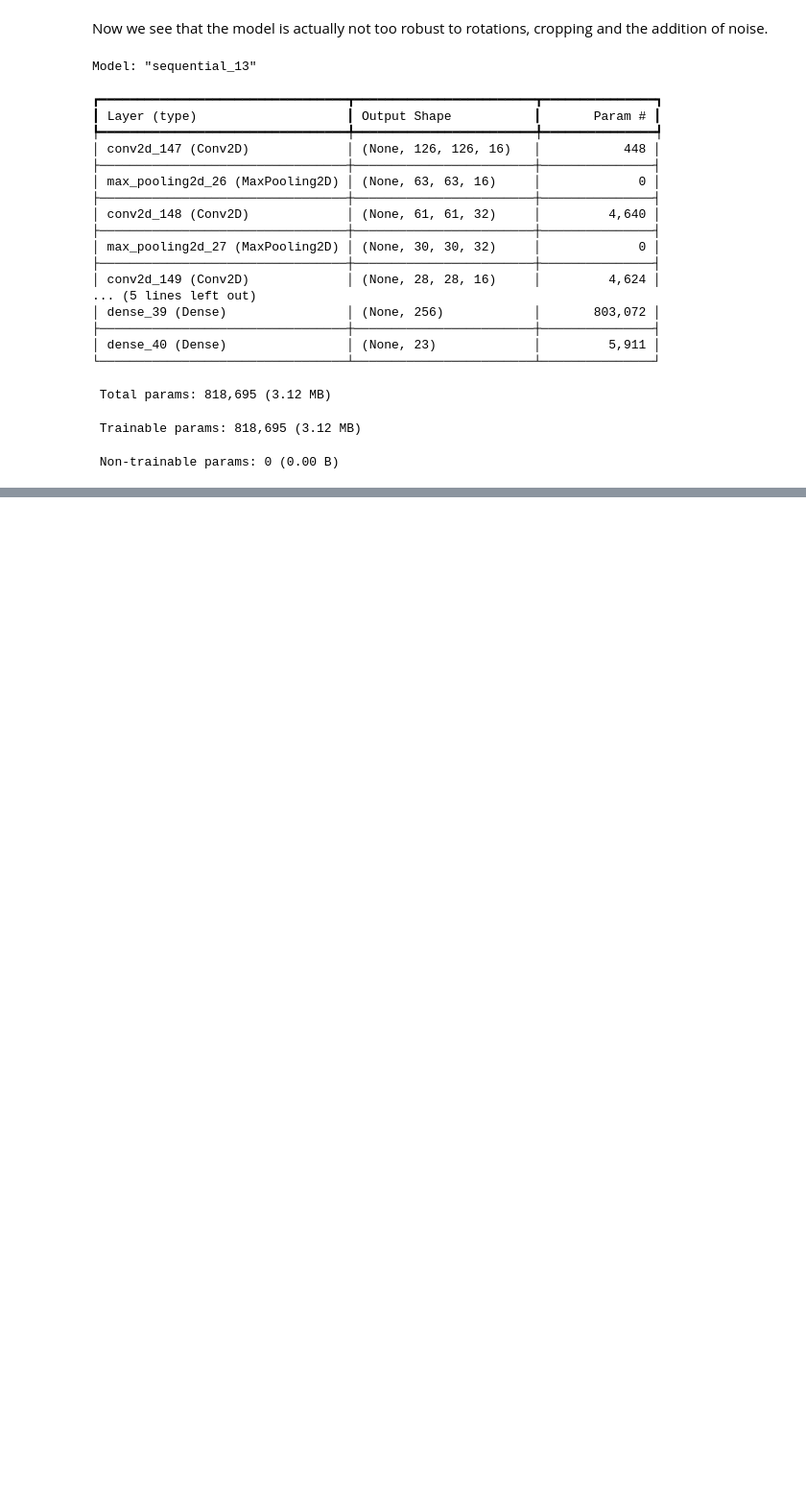
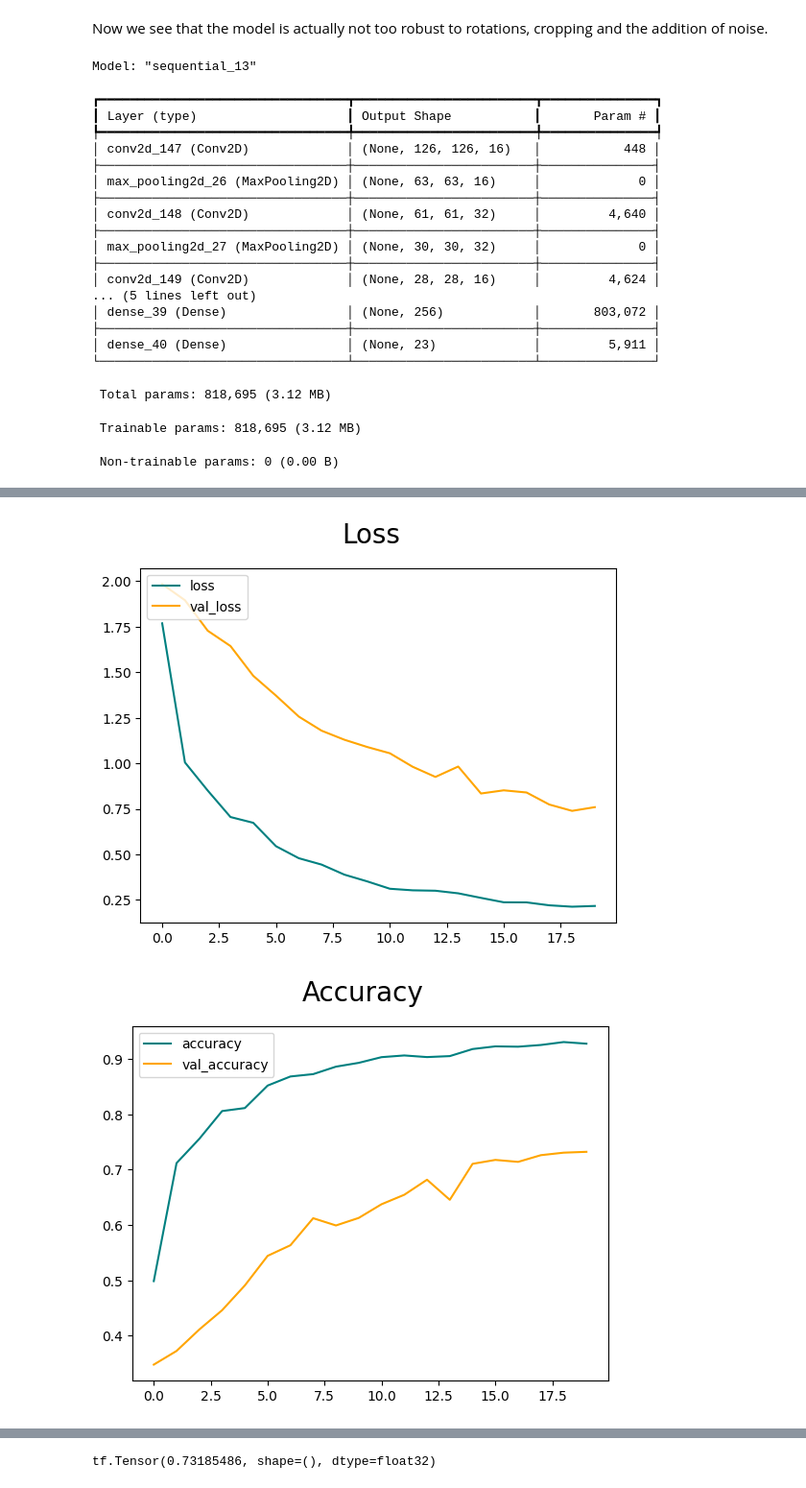
Before and after one commit to mariooohzc/ConvolutionNeuralNetworkImageClassificationProject, a Jupyter notebook: experimental/filetest.ipynb, the cells around one changed output, grey strips where cells are left out. Shown at 96% size. Saved outputs shown, nothing was run; the diff lists cells and outputs as text; code cells hidden in the pictures; blank space fills up the shorter version.

Commit message:
Lastest changes to model

```diff
--- a/experimental/filetest.ipynb
+++ b/experimental/filetest.ipynb
@@ -479,14 +508,31 @@ Epoch 10/10
 # %%
 fig = plt.figure()
 plt.plot(hist_augmented.history['loss'], color='teal', label='loss')
 plt.plot(hist_augmented.history['val_loss'], color='orange', label='val_loss')
 fig.suptitle('Loss', fontsize=20)
 plt.legend(loc="upper left")
 plt.show()
 
 fig = plt.figure()
 plt.plot(hist_augmented.history['accuracy'], color='teal', label='accuracy')
 plt.plot(hist_augmented.history['val_accuracy'], color='orange', label='val_accuracy')
 fig.suptitle('Accuracy', fontsize=20)
 plt.legend(loc="upper left")
 plt.show()
+
+pre=Precision()
+rec=Recall()
+acc=Accuracy()
+
+reconstructed_augmented_model=keras.models.load_model("../experimental/models/augmented_model.keras")
+
+for batch in augmented_test.as_numpy_iterator():
+    x,y=batch
+    predicted=reconstructed_augmented_model.predict(x)
+    yhat=np.argmax(predicted, axis=1)
+    acc.update_state(y, yhat)
+    rec.update_state(y, yhat)
+    pre.update_state(y, yhat)
+# %% [output]
+[figure, added]
+[figure, added]
@@ -493,3 +556,7 @@ plt.show()
+# %%
+print(acc.result())
+# %% [output]
+tf.Tensor(0.73185486, shape=(), dtype=float32)
 # %%
 from tensorflow.keras.applications import ResNet50
 from tensorflow.keras.layers import Dense
```
Also changed, not shown: parts of 24 cells of this notebook, 12 other files.
